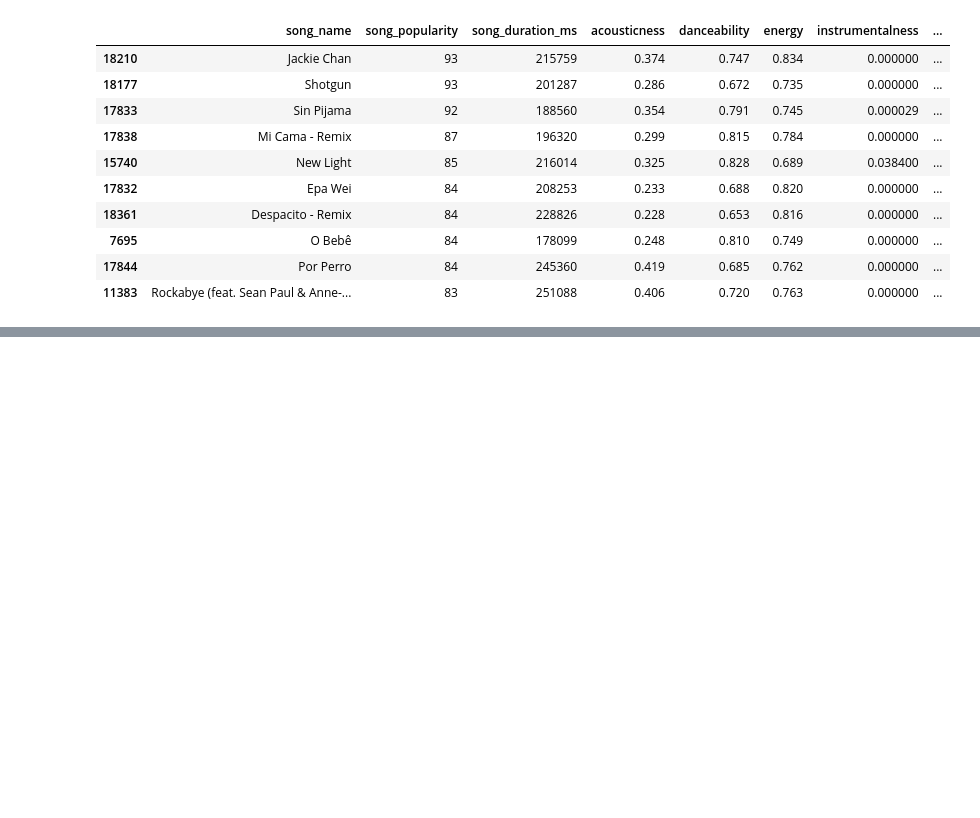
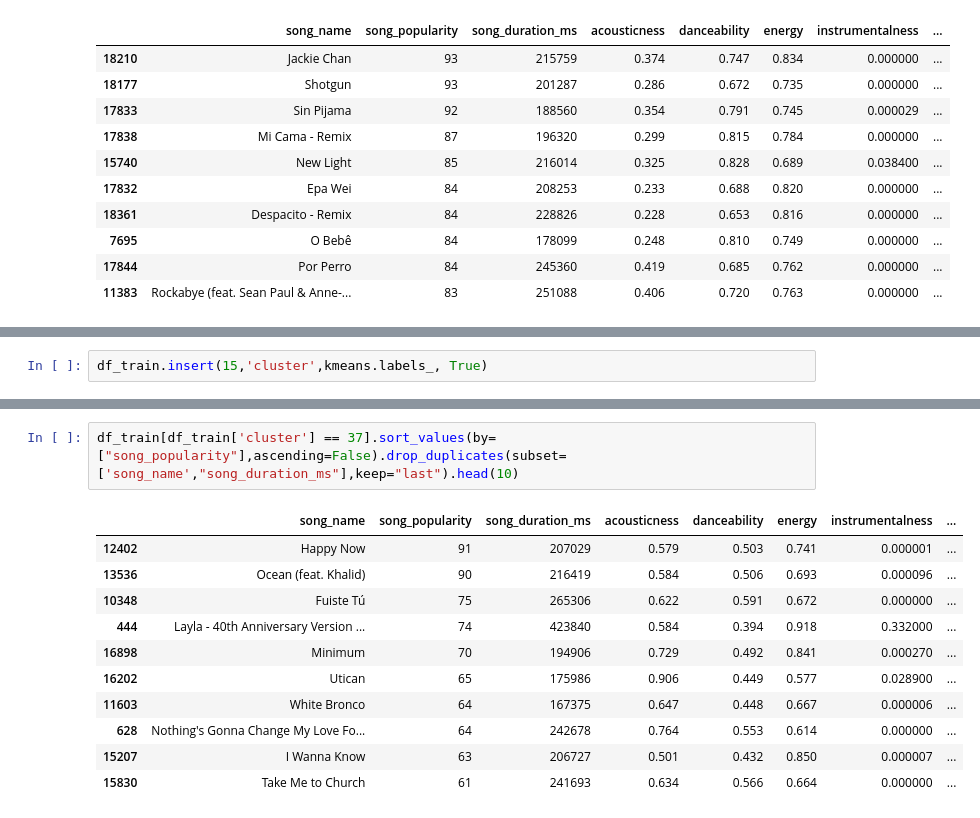
Before and after one commit to marshmallouws/PythonExam, a Jupyter notebook: examtest/examtest.ipynb, the cells around one changed output, grey strips where cells are left out. Cells and saved outputs as stored; diff of their text form; blank space fills up the shorter version.

```diff
--- a/examtest/examtest.ipynb
+++ b/examtest/examtest.ipynb
@@ -134,0 +154,2 @@ combined_data[combined_data.cluster == shotgun_georgeezra_cluster_predict].sort_
+# %%
+df_train.insert(15,'cluster',kmeans.labels_, True)
@@ -134,0 +170,14 @@ combined_data[combined_data.cluster == shotgun_georgeezra_cluster_predict].sort_
+# %%
+df_train[df_train['cluster'] == 37].sort_values(by=["song_popularity"],ascending=False).drop_duplicates(subset=['song_name',"song_duration_ms"],keep="last").head(10)
+# %% [output]
+|  | song_name | song_popularity | song_duration_ms | acousticness | danceability | energy | instrumentalness | ... |
+| 12402 | Happy Now | 91 | 207029 | 0.579 | 0.503 | 0.741 | 0.000001 | ... |
+| 13536 | Ocean (feat. Khalid) | 90 | 216419 | 0.584 | 0.506 | 0.693 | 0.000096 | ... |
+| 10348 | Fuiste Tú | 75 | 265306 | 0.622 | 0.591 | 0.672 | 0.000000 | ... |
+| 444 | Layla - 40th Anniversary Version ... | 74 | 423840 | 0.584 | 0.394 | 0.918 | 0.332000 | ... |
+| 16898 | Minimum | 70 | 194906 | 0.729 | 0.492 | 0.841 | 0.000270 | ... |
+| 16202 | Utican | 65 | 175986 | 0.906 | 0.449 | 0.577 | 0.028900 | ... |
+| 11603 | White Bronco | 64 | 167375 | 0.647 | 0.448 | 0.667 | 0.000006 | ... |
+| 628 | Nothing's Gonna Change My Love Fo... | 64 | 242678 | 0.764 | 0.553 | 0.614 | 0.000000 | ... |
+| 15207 | I Wanna Know | 63 | 206727 | 0.501 | 0.432 | 0.850 | 0.000007 | ... |
+| 15830 | Take Me to Church | 61 | 241693 | 0.634 | 0.566 | 0.664 | 0.000000 | ... |
```
Also changed, not shown: parts of 6 cells of this notebook, 1 other file.
